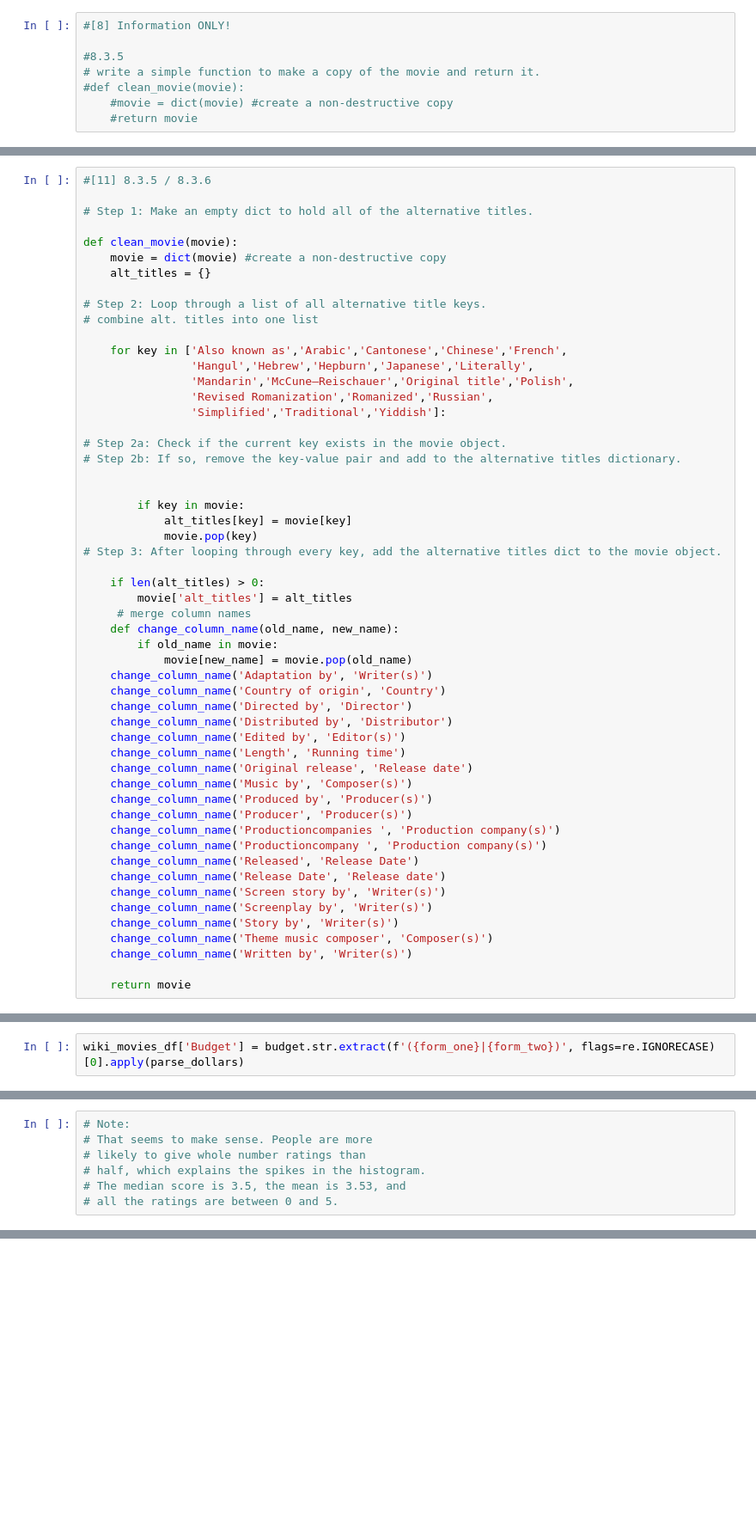
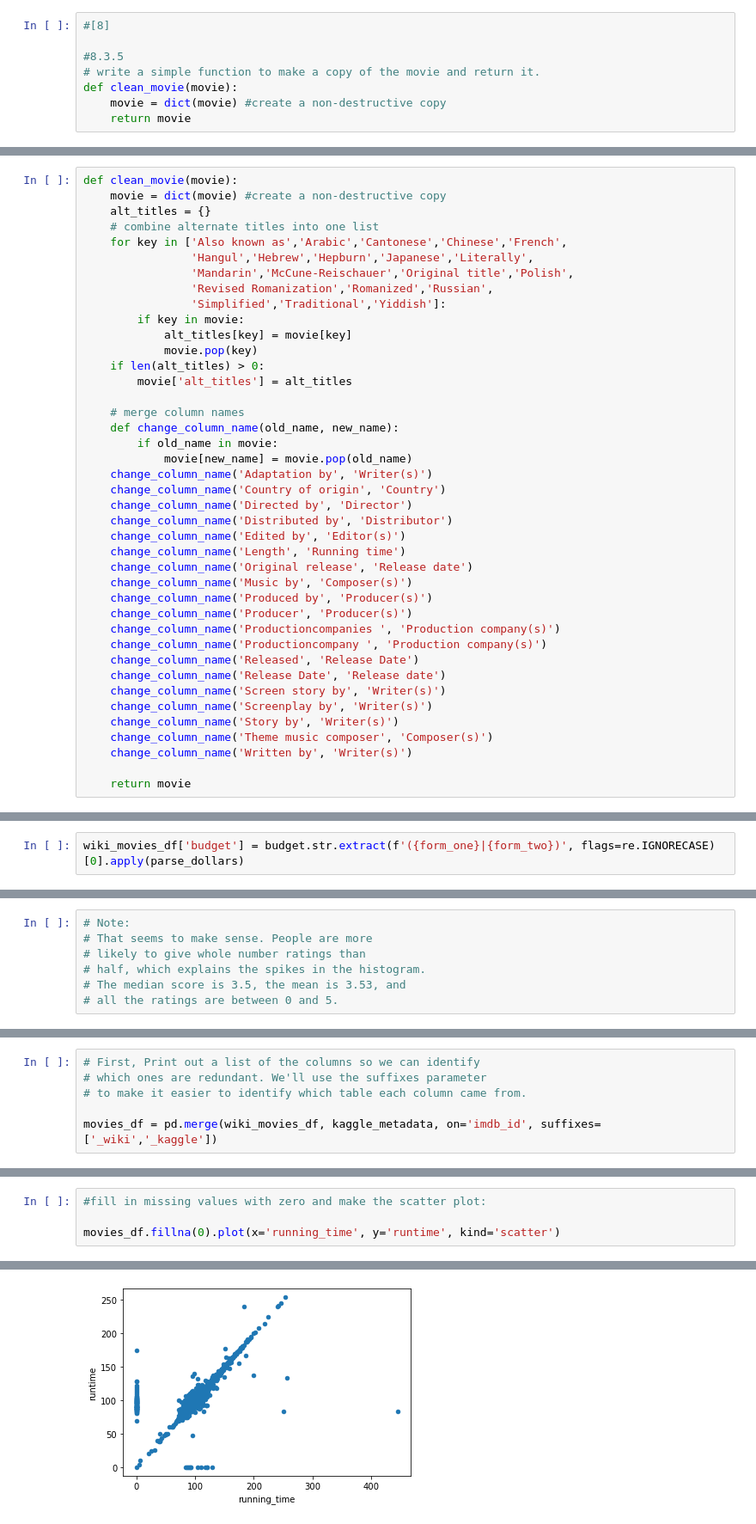
Before and after one commit to Jacqueline-Esbri/Movies-ETL, a Jupyter notebook: Movielens_Extract.ipynb, the cells around one changed output, grey strips where cells are left out. Shown: that part at 86% size. Cells and saved outputs as stored; diff of their text form; blank space fills up the shorter version.

```diff
--- a/Movielens_Extract.ipynb
+++ b/Movielens_Extract.ipynb
@@ -103,9 +183,9 @@ wiki_df = pd.DataFrame(wiki_movies)
 # %%
-#[8] Information ONLY!
+#[8]
 
 #8.3.5
 # write a simple function to make a copy of the movie and return it.
-#def clean_movie(movie):
-    #movie = dict(movie) #create a non-destructive copy
-    #return movie
+def clean_movie(movie):
+    movie = dict(movie) #create a non-destructive copy
+    return movie
 # %%
@@ -131,33 +237,20 @@ wiki_df = pd.DataFrame(wiki_movies)
 # %%
-#[11] 8.3.5 / 8.3.6
-
-# Step 1: Make an empty dict to hold all of the alternative titles.
-
 def clean_movie(movie):
     movie = dict(movie) #create a non-destructive copy
     alt_titles = {}
-
-# Step 2: Loop through a list of all alternative title keys.
-# combine alt. titles into one list
-
+    # combine alternate titles into one list
     for key in ['Also known as','Arabic','Cantonese','Chinese','French',
                 'Hangul','Hebrew','Hepburn','Japanese','Literally',
-                'Mandarin','McCune–Reischauer','Original title','Polish',
+                'Mandarin','McCune-Reischauer','Original title','Polish',
                 'Revised Romanization','Romanized','Russian',
                 'Simplified','Traditional','Yiddish']:
-
-# Step 2a: Check if the current key exists in the movie object.
-# Step 2b: If so, remove the key-value pair and add to the alternative titles dictionary.
-
-
         if key in movie:
             alt_titles[key] = movie[key]
             movie.pop(key)
-# Step 3: After looping through every key, add the alternative titles dict to the movie object.
-
     if len(alt_titles) > 0:
         movie['alt_titles'] = alt_titles
-     # merge column names
+
+    # merge column names
     def change_column_name(old_name, new_name):
         if old_name in movie:
             movie[new_name] = movie.pop(old_name)
@@ -536,5 +692,5 @@ Name: Budget, dtype: object
 # %%
-wiki_movies_df['Budget'] = budget.str.extract(f'({form_one}|{form_two})', flags=re.IGNORECASE)[0].apply(parse_dollars)
+wiki_movies_df['budget'] = budget.str.extract(f'({form_one}|{form_two})', flags=re.IGNORECASE)[0].apply(parse_dollars)
 # %%
 wiki_movies_df.drop('Budget', axis=1, inplace=True)
 # %% [markdown]
@@ -897,0 +1039,6 @@ Name: rating, dtype: float64
+# %%
+# First, Print out a list of the columns so we can identify
+# which ones are redundant. We'll use the suffixes parameter
+# to make it easier to identify which table each column came from.
+
+movies_df = pd.merge(wiki_movies_df, kaggle_metadata, on='imdb_id', suffixes=['_wiki','_kaggle'])
@@ -897,0 +1126,5 @@ Name: rating, dtype: float64
+# %%
+#fill in missing values with zero and make the scatter plot:
+
+movies_df.fillna(0).plot(x='running_time', y='runtime', kind='scatter')
+# %% [output]
@@ -897,0 +1132 @@ Name: rating, dtype: float64
+[figure, added]
```
Also changed, not shown: parts of 64 cells of this notebook.
